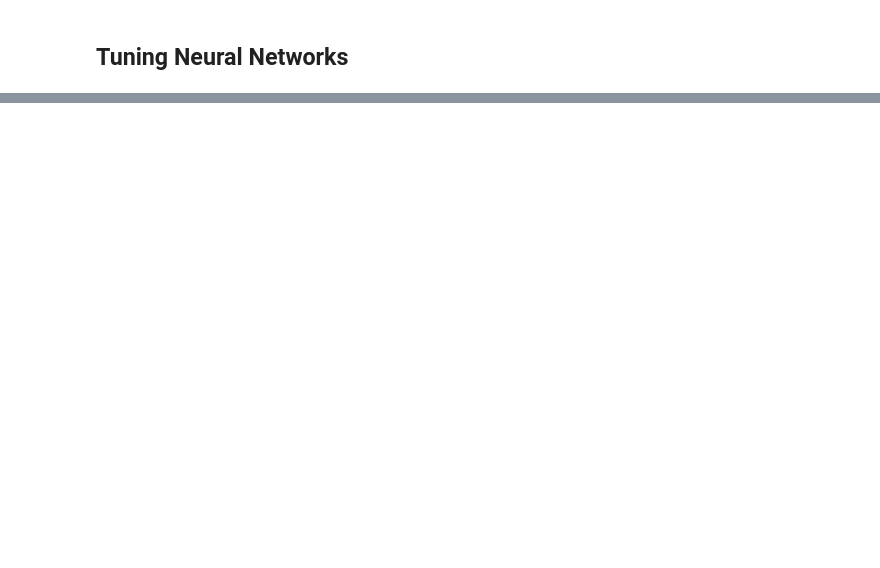
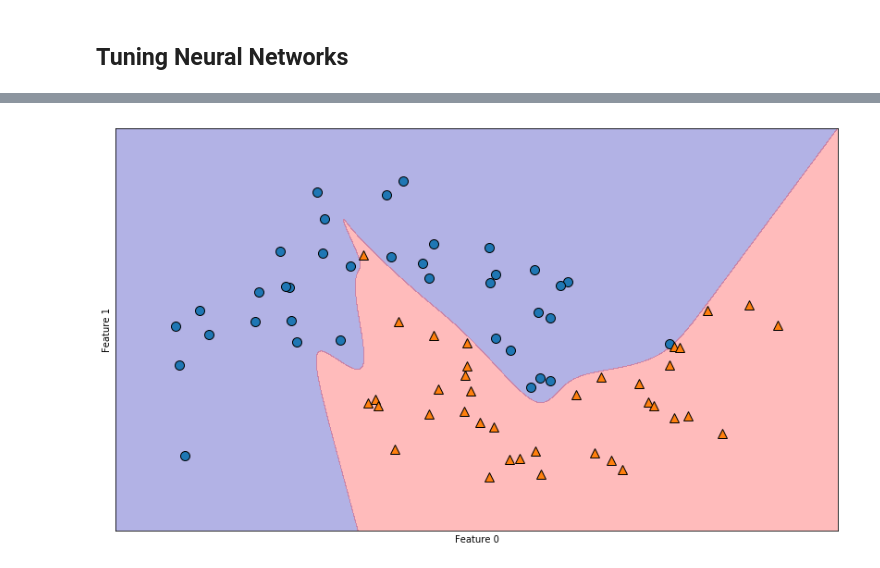
Before and after one commit to Patabu2/machine_learning_study, a Jupyter notebook: Chapter 2- Supervised learning.ipynb, the cells around one changed output, grey strips where cells are left out. Saved outputs shown, nothing was run; the diff lists cells and outputs as text; code cells hidden in the pictures; blank space fills up the shorter version.

```diff
--- a/Chapter 2- Supervised learning.ipynb
+++ b/Chapter 2- Supervised learning.ipynb
@@ -1338,0 +1394,14 @@ display(mglearn.plots.plot_two_hidden_layer_graph())
+# %%
+# Using two hidden layers, with 10 units each, now with tanh nonlinearity
+mlp = MLPClassifier(solver = "lbfgs", random_state = 0, activation="tanh",hidden_layer_sizes = [10, 10])
+mlp.fit(X_train, y_train)
+
+plt.figure(figsize = (14,8))
+mglearn.plots.plot_2d_separator(mlp, X_train, fill = True, alpha = 0.3)
+mglearn.discrete_scatter(X_train[:, 0], X_train[:, 1], y_train)
+
+plt.xlabel("Feature 0")
+plt.ylabel("Feature 1")
+plt.show()
+# %% [output]
+[figure, added]
```
Also changed, not shown: parts of 25 cells of this notebook.
